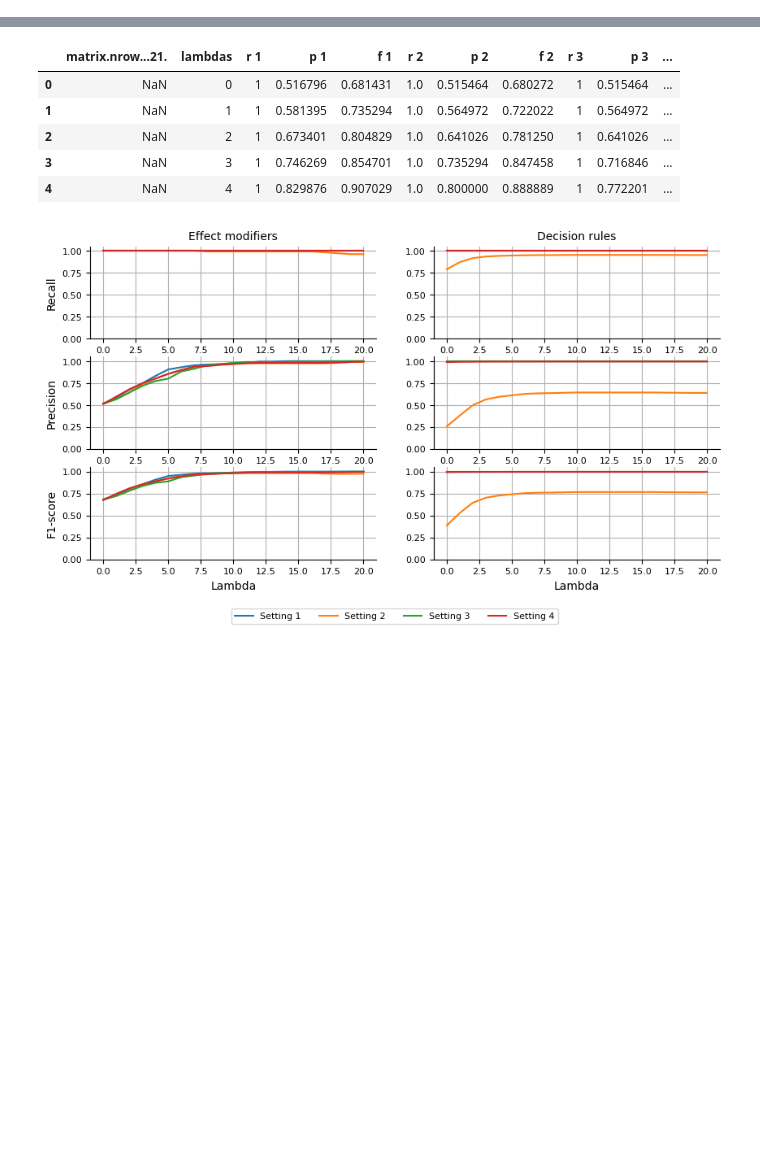
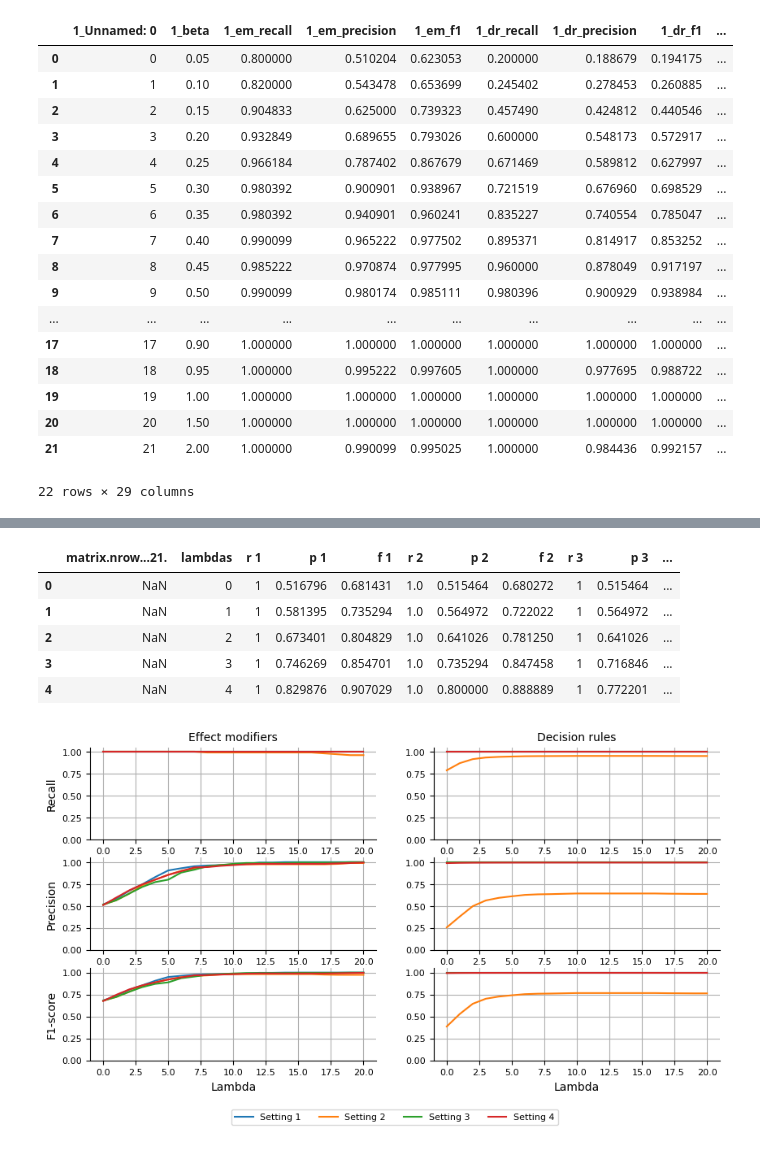
Before and after one commit to kevinrgu/CausalTree, a Jupyter notebook: visualizations/graphs.ipynb, the cells around one changed output, grey strips where cells are left out. Saved outputs shown, nothing was run; the diff lists cells and outputs as text; code cells hidden in the pictures; blank space fills up the shorter version.

```diff
--- a/visualizations/graphs.ipynb
+++ b/visualizations/graphs.ipynb
@@ -7,9 +7,29 @@ import matplotlib.pyplot as plt
 # %%
 data1 = pd.read_csv('data1.csv').add_prefix('1_')
 data2 = pd.read_csv('data2.csv').drop(['beta'], axis=1).add_prefix('2_')
 data3 = pd.read_csv('data3.csv').drop(['beta'], axis=1).add_prefix('3_')
 data7 = pd.read_csv('data7.csv').drop(['beta'], axis=1).add_prefix('7_')
 data = pd.concat([data1, data2, data3, data7], axis=1)
-data = data.truncate(after=23)
+data = data.truncate(after=21)
 # data.loc[len(data)] = 0
+data
+# %% [output]
+|  | 1_Unnamed: 0 | 1_beta | 1_em_recall | 1_em_precision | 1_em_f1 | 1_dr_recall | 1_dr_precision | 1_dr_f1 | ... |
+| 0 | 0 | 0.05 | 0.800000 | 0.510204 | 0.623053 | 0.200000 | 0.188679 | 0.194175 | ... |
+| 1 | 1 | 0.10 | 0.820000 | 0.543478 | 0.653699 | 0.245402 | 0.278453 | 0.260885 | ... |
+| 2 | 2 | 0.15 | 0.904833 | 0.625000 | 0.739323 | 0.457490 | 0.424812 | 0.440546 | ... |
+| 3 | 3 | 0.20 | 0.932849 | 0.689655 | 0.793026 | 0.600000 | 0.548173 | 0.572917 | ... |
+| 4 | 4 | 0.25 | 0.966184 | 0.787402 | 0.867679 | 0.671469 | 0.589812 | 0.627997 | ... |
+| 5 | 5 | 0.30 | 0.980392 | 0.900901 | 0.938967 | 0.721519 | 0.676960 | 0.698529 | ... |
+| 6 | 6 | 0.35 | 0.980392 | 0.940901 | 0.960241 | 0.835227 | 0.740554 | 0.785047 | ... |
+| 7 | 7 | 0.40 | 0.990099 | 0.965222 | 0.977502 | 0.895371 | 0.814917 | 0.853252 | ... |
+| 8 | 8 | 0.45 | 0.985222 | 0.970874 | 0.977995 | 0.960000 | 0.878049 | 0.917197 | ... |
+| 9 | 9 | 0.50 | 0.990099 | 0.980174 | 0.985111 | 0.980396 | 0.900929 | 0.938984 | ... |
+| ... | ... | ... | ... | ... | ... | ... | ... | ... | ... |
+| 17 | 17 | 0.90 | 1.000000 | 1.000000 | 1.000000 | 1.000000 | 1.000000 | 1.000000 | ... |
+| 18 | 18 | 0.95 | 1.000000 | 0.995222 | 0.997605 | 1.000000 | 0.977695 | 0.988722 | ... |
+| 19 | 19 | 1.00 | 1.000000 | 1.000000 | 1.000000 | 1.000000 | 1.000000 | 1.000000 | ... |
+| 20 | 20 | 1.50 | 1.000000 | 1.000000 | 1.000000 | 1.000000 | 1.000000 | 1.000000 | ... |
+| 21 | 21 | 2.00 | 1.000000 | 0.990099 | 0.995025 | 1.000000 | 0.984436 | 0.992157 | ... |
+22 rows × 29 columns
 # %%
```
Also changed, not shown: parts of 1 cell of this notebook, 3 other files.
